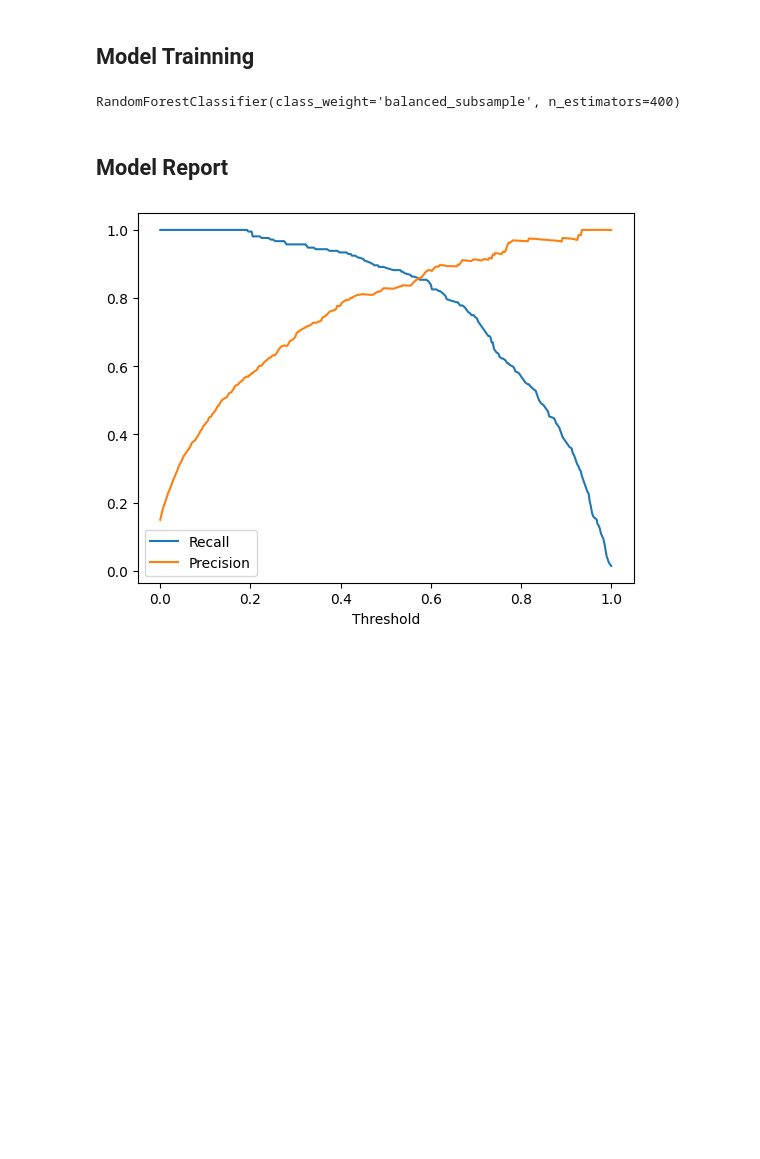
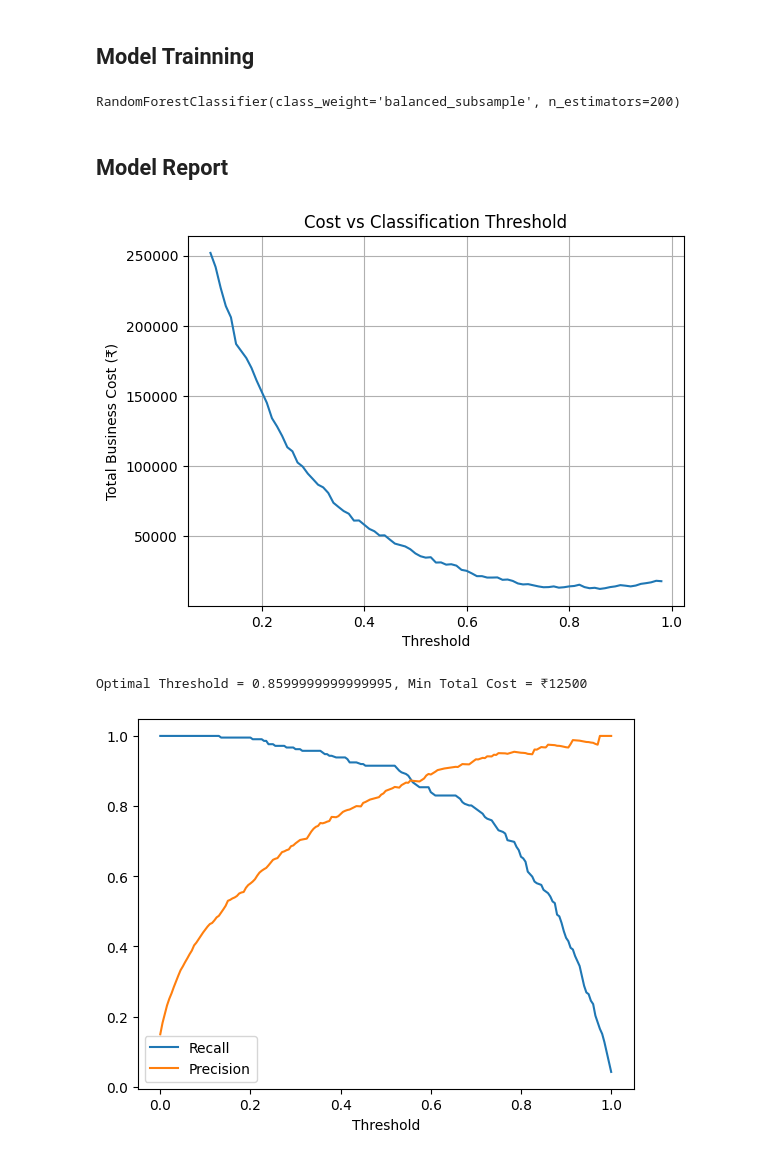
Before and after one commit to Amogh9341/Credit_Card_Churn, a Jupyter notebook: notebooks/Modelling.ipynb, the cells around one changed output. Saved outputs shown, nothing was run; the diff lists cells and outputs as text; code cells hidden in the pictures; blank space fills up the shorter version.

```diff
--- a/notebooks/Modelling.ipynb
+++ b/notebooks/Modelling.ipynb
@@ -181,16 +198,49 @@ Name: count, dtype: int64
 # %% [markdown]
 ## Model Trainning
 # %%
-rf = RandomForestClassifier(n_estimators=400, class_weight='balanced_subsample')
+rf = RandomForestClassifier(n_estimators=200, class_weight='balanced_subsample')
 # rf_calibrated = CalibratedClassifierCV(rf, method='sigmoid', cv=3)
 rf.fit(X_resampled, y_resampled)
 # %% [output]
-RandomForestClassifier(class_weight='balanced_subsample', n_estimators=400)
+RandomForestClassifier(class_weight='balanced_subsample', n_estimators=200)
 # %% [markdown]
 ## Model Report
+# %%
+# Cost Matrix
+thresholds = np.arange(0.1, 0.99, 0.01)
+costs = []
+
+COST_FN = 1000 # Missed churners i.e lost revenue --> lost future profits
+COST_FP = 100 # Incorrectly targeted loyal users i.e unnecessary retention offers --> wasted on marketing
+y_probs = rf.predict_proba(X_test)[:, 1]
+
+for t in thresholds:
+    y_pred = (y_probs > t).astype(int)
+    fn = confusion_matrix(y_test, y_pred)[0,1]
+    fp = confusion_matrix(y_test, y_pred)[1,0]
+
+    total_cost = (fn * COST_FN) + (fp * COST_FP)
+    costs.append((t, total_cost))
+
+cost_df = pd.DataFrame(costs, columns=['Threshold', 'Total_Cost'])
+
+
+plt.plot(cost_df['Threshold'], cost_df['Total_Cost'])
+plt.xlabel("Threshold")
+plt.ylabel("Total Business Cost (₹)")
+plt.title("Cost vs Classification Threshold")
+plt.grid(True)
+plt.show()
+
+# Find best threshold
+best = cost_df.loc[cost_df['Total_Cost'].idxmin()]
+print(f"Optimal Threshold = {best['Threshold']}, Min Total Cost = ₹{int(best['Total_Cost'])}")
+# %% [output]
+[figure, added]
+Optimal Threshold = 0.8599999999999995, Min Total Cost = ₹12500
 # %%
-y_scores = rf.predict_proba(X_test)[:, 0]  # Prob of being class 0
-precision, recall, thresholds = precision_recall_curve(y_test, y_scores, pos_label=0)
+y_scores = rf.predict_proba(X_test)[:, 1]  # Prob of being class 1
+precision, recall, thresholds = precision_recall_curve(y_test, y_scores, pos_label=1)
 
 # Plot
 plt.plot(thresholds, recall[:-1], label='Recall')
@@ -199,7 +249,7 @@ plt.xlabel('Threshold')
 plt.legend()
 plt.show()
 # %% [output]
-[figure, old version]
+[figure, new version]
 # %%
 y_pred = rf.predict(X_test)
 y_prob = rf.predict_proba(X_test)[:, 1]
```
Also changed, not shown: parts of 14 cells of this notebook, 8 other files.
